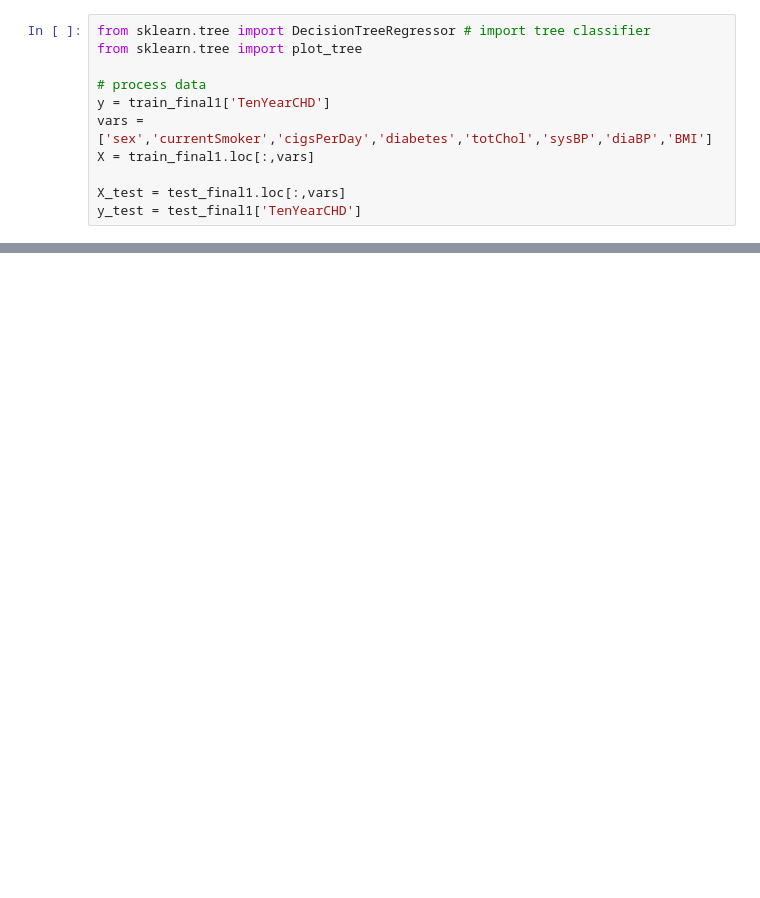
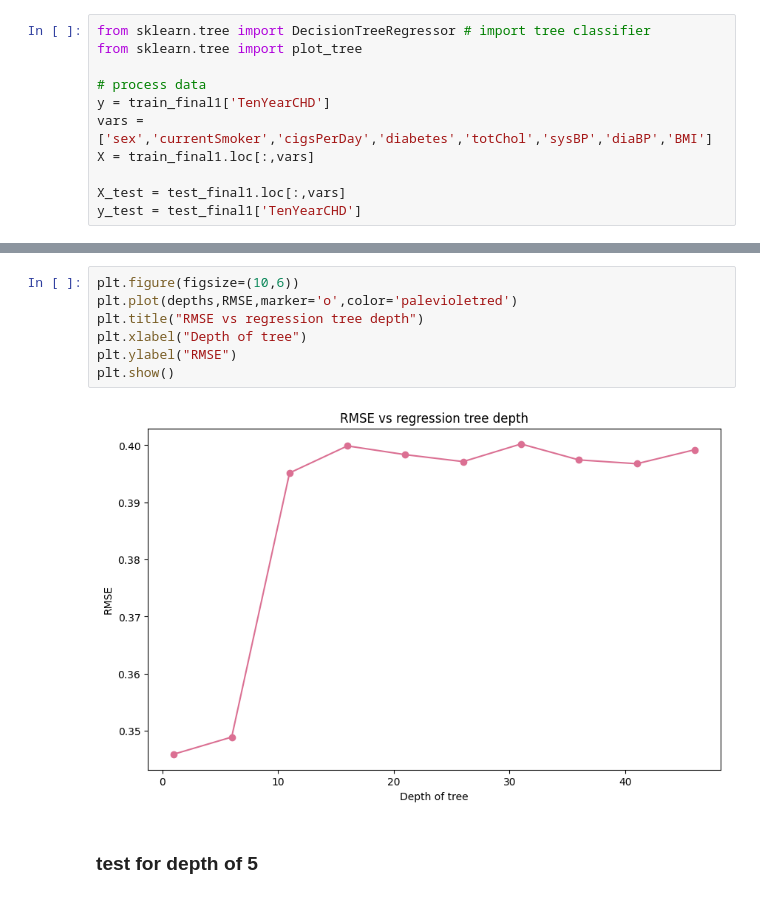
Before and after one commit to Catherine-Nguyen88/project_chd, a Jupyter notebook: chd_Isabella's_part.ipynb, the cells around one changed output, grey strips where cells are left out. Drawn from its saved outputs; the diff is of its cells as text; blank space fills up the shorter version.

```diff
--- a/chd_Isabella's_part.ipynb
+++ b/chd_Isabella's_part.ipynb
@@ -159,0 +203,11 @@ RMSE:  0.05493652853028063
+# %%
+plt.figure(figsize=(10,6))
+plt.plot(depths,RMSE,marker='o',color='palevioletred')
+plt.title("RMSE vs regression tree depth")
+plt.xlabel("Depth of tree")
+plt.ylabel("RMSE")
+plt.show()
+# %% [output]
+[figure, added]
+# %% [markdown]
+### test for depth of 5
```
Also changed, not shown: parts of 13 cells of this notebook.
